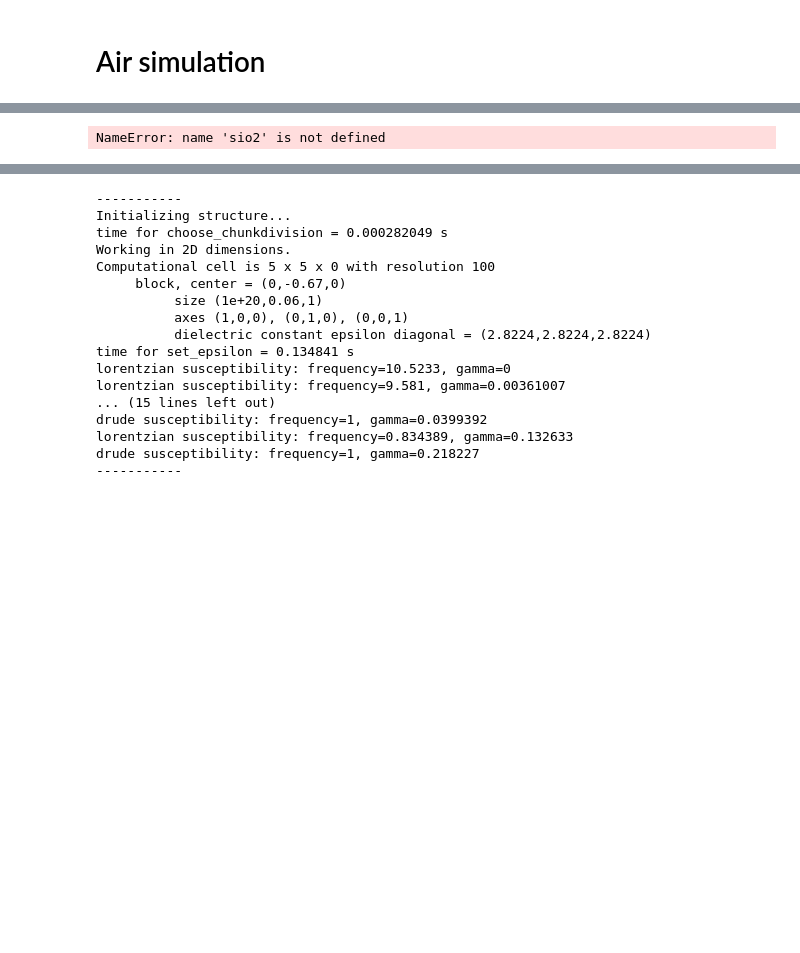
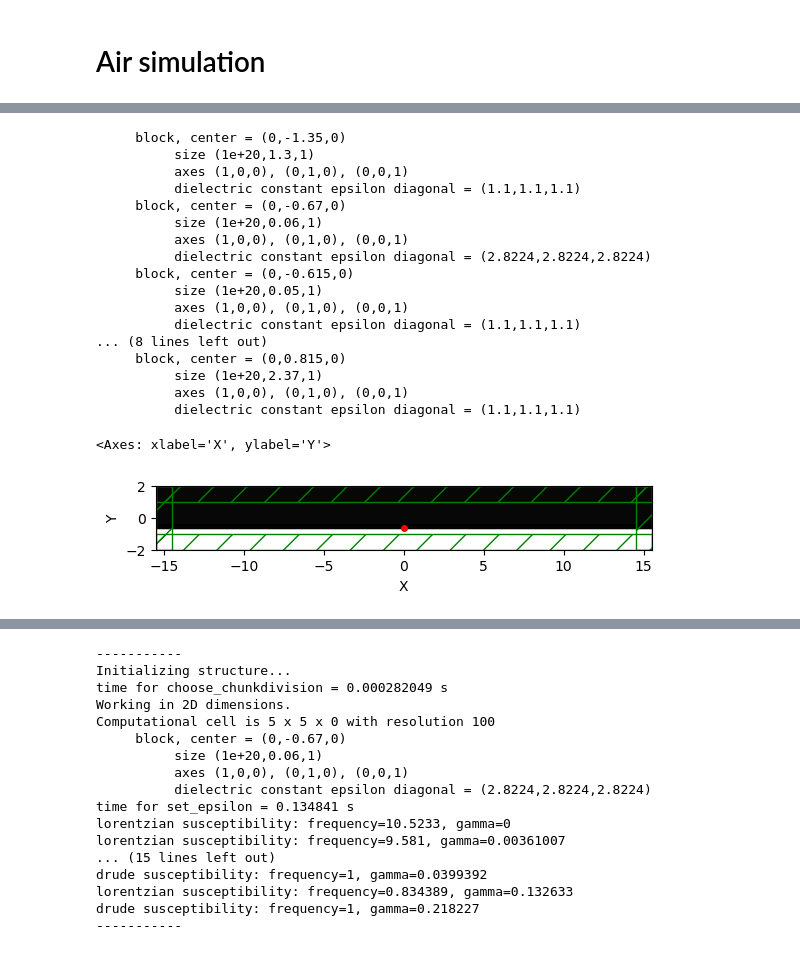
Before and after one commit to M2nion/EIDL, a Jupyter notebook: Tool/Meep/LGD/Meep code/OLED structure/Layer by Layer check/ldos.ipynb, the cells around one changed output, grey strips where cells are left out. Cells and saved outputs as stored; diff of their text form; code cells hidden in the pictures; blank space fills up the shorter version.

```diff
--- a/Tool/Meep/LGD/Meep code/OLED structure/Layer by Layer check/ldos.ipynb
+++ b/Tool/Meep/LGD/Meep code/OLED structure/Layer by Layer check/ldos.ipynb
@@ -103,3 +103,7 @@ eps_inf_andp, suscept_andp, freq_andp = fit_material_from_csv(csv_path=andp_data
 Loaded fit from pickle: /home/min/EIDL/Tool/Meep/LGD/Meep code/OLED structure/Layer by Layer check/New fitting/Refractive Index data/Sio2/Material_merged_fit.pkl
 Loaded fit from pickle: /home/min/EIDL/Tool/Meep/LGD/Meep code/OLED structure/Layer by Layer check/New fitting/Refractive Index data/Al/mat/Material_merged_fit.pkl
 Loaded fit from pickle: /home/min/EIDL/Tool/Meep/LGD/Meep code/OLED structure/Layer by Layer check/New fitting/Refractive Index data/aNDP/Material_merged_fit.pkl
+# %%
+sio2 =  mp.Medium(epsilon = eps_inf_sio2,   E_susceptibilities = suscept_sio2, valid_freq_range=freq_sio2) # SiO2 ,
+andp =  mp.Medium(epsilon = eps_inf_andp,   E_susceptibilities = suscept_andp, valid_freq_range=freq_andp) # aNDP ,
+Al  =   mp.Medium(epsilon = eps_inf_al,     E_susceptibilities = suscept_al, valid_freq_range=freq_al)
@@ -259,6 +276,15 @@ Cover_center = mp.Vector3(0, -0.405 , 0)
 Glass_center = mp.Vector3(0, 0.815 , 0)
 
 cell_size = mp.Vector3(31, 4, 0)
+
+field_component = mp.Ex
+
+lambda_min = 0.4
+lambda_max = 0.7
+fmin = 1 / lambda_max
+fmax = 1 / lambda_min
+fcen_dft = 0.5 * (fmin + fmax)
+df_dft = fmax - fmin
 
 geometry_fitting = [
         # Cathode (하단)
@@ -321,8 +347,28 @@ sim_fitting = mp.Simulation(
     eps_averaging=True,
     extra_materials=[Cathode, aNDP, Glass]
 )
-# %% [output]
-NameError: name 'sio2' is not defined
+# %%
+sim_fitting.plot2D()
+# %% [output]
+     block, center = (0,-1.35,0)
+          size (1e+20,1.3,1)
+          axes (1,0,0), (0,1,0), (0,0,1)
+          dielectric constant epsilon diagonal = (1.1,1.1,1.1)
+     block, center = (0,-0.67,0)
+          size (1e+20,0.06,1)
+          axes (1,0,0), (0,1,0), (0,0,1)
+          dielectric constant epsilon diagonal = (2.8224,2.8224,2.8224)
+     block, center = (0,-0.615,0)
+          size (1e+20,0.05,1)
+          axes (1,0,0), (0,1,0), (0,0,1)
+          dielectric constant epsilon diagonal = (1.1,1.1,1.1)
+... (8 lines left out)
+     block, center = (0,0.815,0)
+          size (1e+20,2.37,1)
+          axes (1,0,0), (0,1,0), (0,0,1)
+          dielectric constant epsilon diagonal = (1.1,1.1,1.1)
+<Axes: xlabel='X', ylabel='Y'>
+[figure, added]
 # %%
 offset = 0.01
 flux_size = 0.02
```
Also changed, not shown: parts of 5 cells of this notebook, 1 other file.
